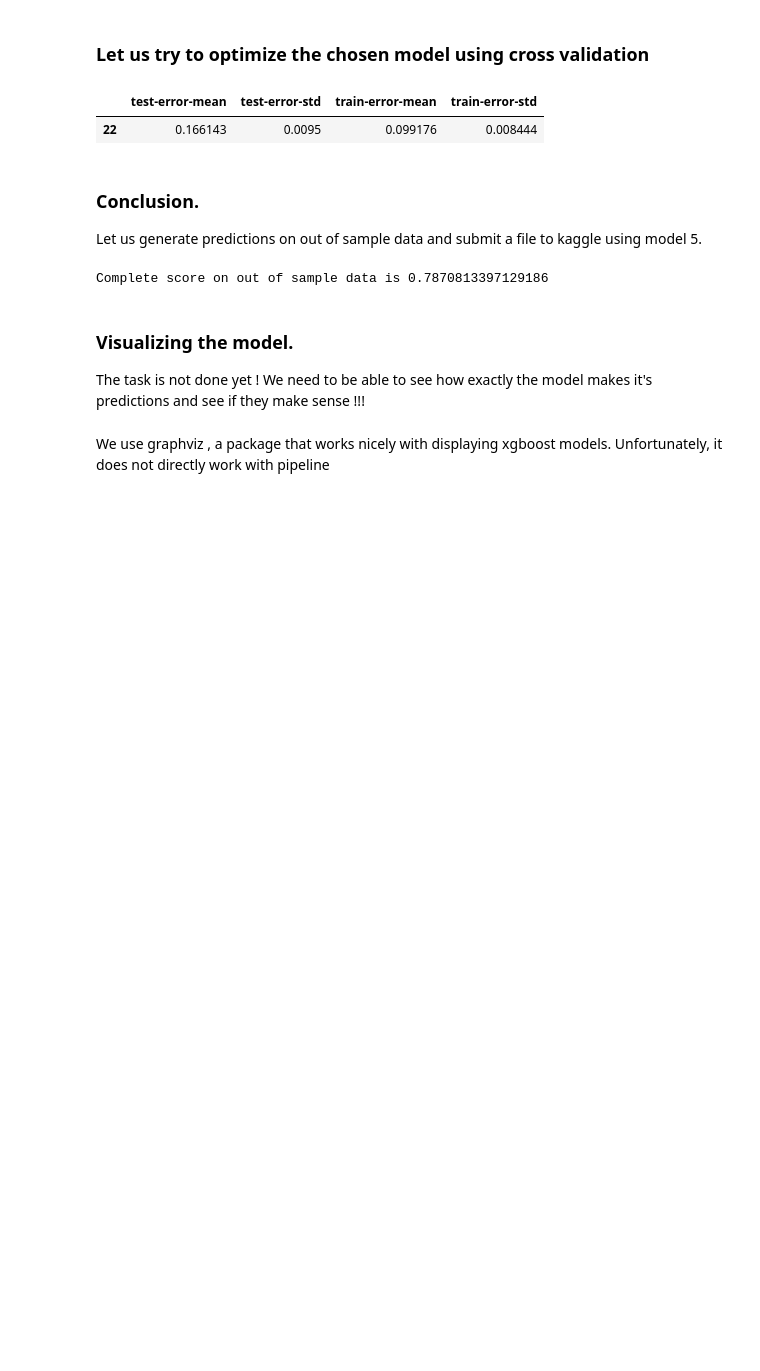
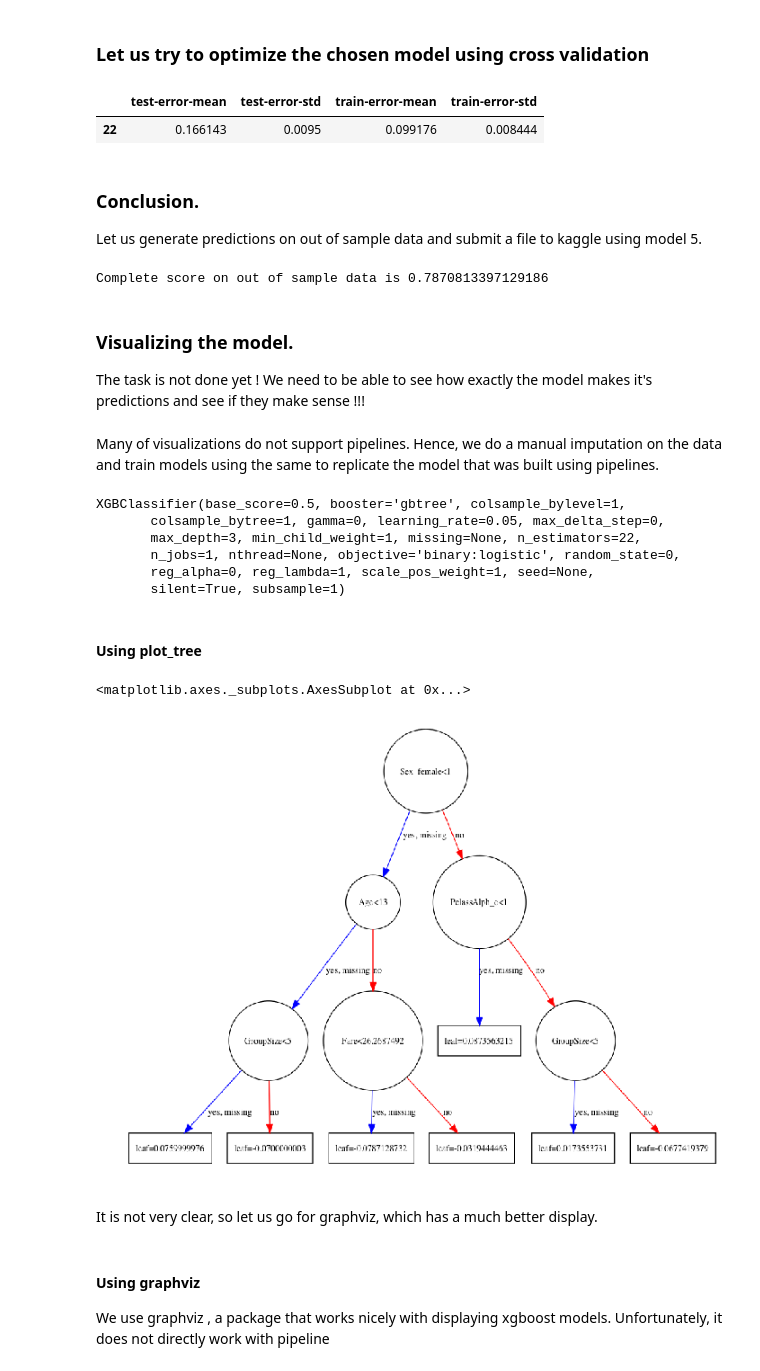
Before and after one commit to babinu-uthup-4JESUS-zz/titanic_survival_prediction, a Jupyter notebook: learn_from_aashita/model_building_and_testing.ipynb, the cells around one changed output. Cells and saved outputs as stored; diff of their text form; code cells hidden in the pictures; blank space fills up the shorter version.

Commit message:
Added the analysis after model building.

```diff
--- a/learn_from_aashita/model_building_and_testing.ipynb
+++ b/learn_from_aashita/model_building_and_testing.ipynb
@@ -11,3 +15,11 @@ import numpy as np
 # %%
 train_data = pd.read_csv("../input/train.csv")
 test_data = pd.read_csv("../input/test_data_processed_correct.csv")
+# %%
+'''
+train_data.loc[train_data['Sex'] == 'male', 'Sex'] = 1
+train_data.loc[train_data['Sex'] == 'female', 'Sex'] = 0
+
+test_data.loc[test_data['Sex'] == 'male', 'Sex'] = 1
+test_data.loc[test_data['Sex'] == 'female', 'Sex'] = 0
+'''
@@ -340,5 +355,31 @@ Complete score on out of sample data is 0.7870813397129186
 # %% [markdown]
 ### Visualizing the model.
 The task is not done yet ! We need to be able to see how exactly the model makes it's predictions and see if they make sense !!!
+# %% [markdown]
+Many of visualizations do not support pipelines. Hence, we do a manual imputation on the data and train models using the same to replicate the model that was built using pipelines.
+# %%
+X_train_one_hot_new = X_train_one_hot.copy()
+X_train_one_hot_new.loc[X_train_one_hot_new['Age'].isnull(), 'Age'] = X_train_one_hot['Age'].mean()
+my_model = XGBClassifier(n_estimators=22, learning_rate=0.05)
+my_model.fit(X_train_one_hot_new, Y_train.values.ravel())
+# %% [output]
+XGBClassifier(base_score=0.5, booster='gbtree', colsample_bylevel=1,
+       colsample_bytree=1, gamma=0, learning_rate=0.05, max_delta_step=0,
+       max_depth=3, min_child_weight=1, missing=None, n_estimators=22,
+       n_jobs=1, nthread=None, objective='binary:logistic', random_state=0,
+       reg_alpha=0, reg_lambda=1, scale_pos_weight=1, seed=None,
+       silent=True, subsample=1)
+# %% [markdown]
+#### Using plot_tree
+# %%
+from xgboost import plot_tree
+fig, ax = plt.subplots(1, 1, figsize=(16, 9))
+plot_tree(my_model, ax=ax)
+# %% [output]
+<matplotlib.axes._subplots.AxesSubplot at 0x...>
+[figure, added]
+# %% [markdown]
+It is not very clear, so let us go for graphviz, which has a much better display.
 # %% [markdown]
+#### Using graphviz
 We use graphviz , a package that works nicely with displaying xgboost models. Unfortunately, it does not directly work with pipeline
```
Also changed, not shown: parts of 16 cells of this notebook.
